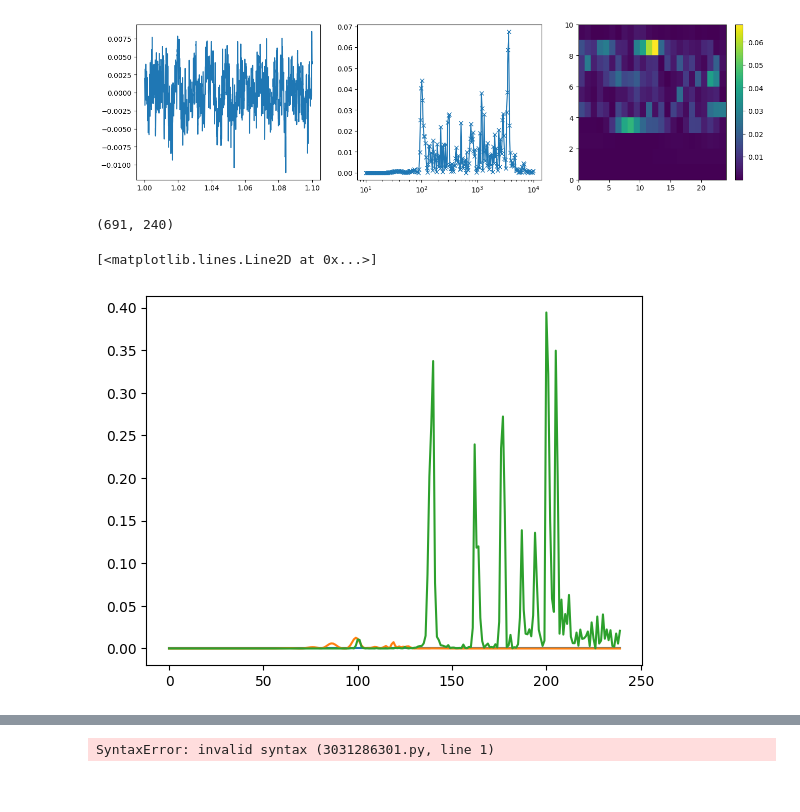
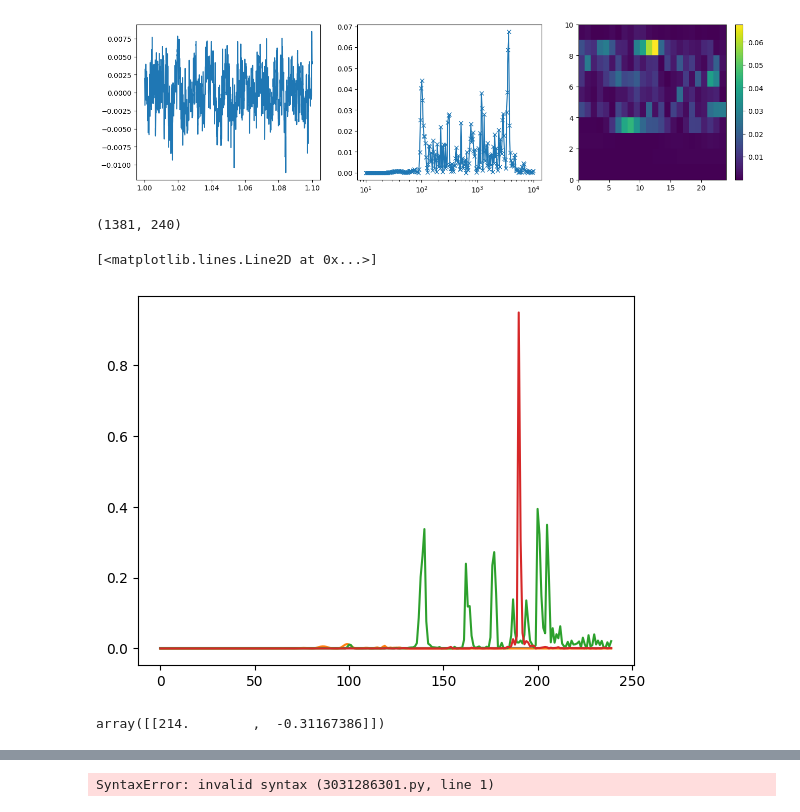
Before and after one commit to ajakovac/Mikrofonok, a Jupyter notebook: analysis.ipynb, the cells around one changed output, grey strips where cells are left out. Saved outputs shown, nothing was run; the diff lists cells and outputs as text; code cells hidden in the pictures.

```diff
--- a/analysis.ipynb
+++ b/analysis.ipynb
@@ -9,7 +9,7 @@ import noisereduce as nr
 
 from spectrogram import Spectogram
 # %%
-spect = Spectogram(linewidth=2)
+spect = Spectogram(linewidth=2, time_step=0.05)
 # %%
 trange = np.arange(0,3,spect.sampling_dt)
 O = 440 #Hz
@@ -73,12 +80,13 @@ maximum = 3585.43 Hz
 # %%
 spect.spectrum_data.shape
 # %% [output]
-(691, 240)
+(1381, 240)
 # %%
 plt.plot(spect.spectrum_data[-1,:])
 plt.plot(spect.spectrum_data[0])
 plt.plot(spect.spectrum_data[int(12/spect.timestep)])
+plt.plot(spect.spectrum_data[int(21/spect.timestep)])
 # %% [output]
 [<matplotlib.lines.Line2D at 0x...>]
-[figure, old version]
+[figure, new version]
 # %%
@@ -109,0 +116,4 @@ for N in range(spect.spectrum_data.shape[0]):
+# %%
+large_components[150]
+# %% [output]
+array([[214.        ,  -0.31167386]])
```
Also changed, not shown: parts of 21 cells of this notebook.
